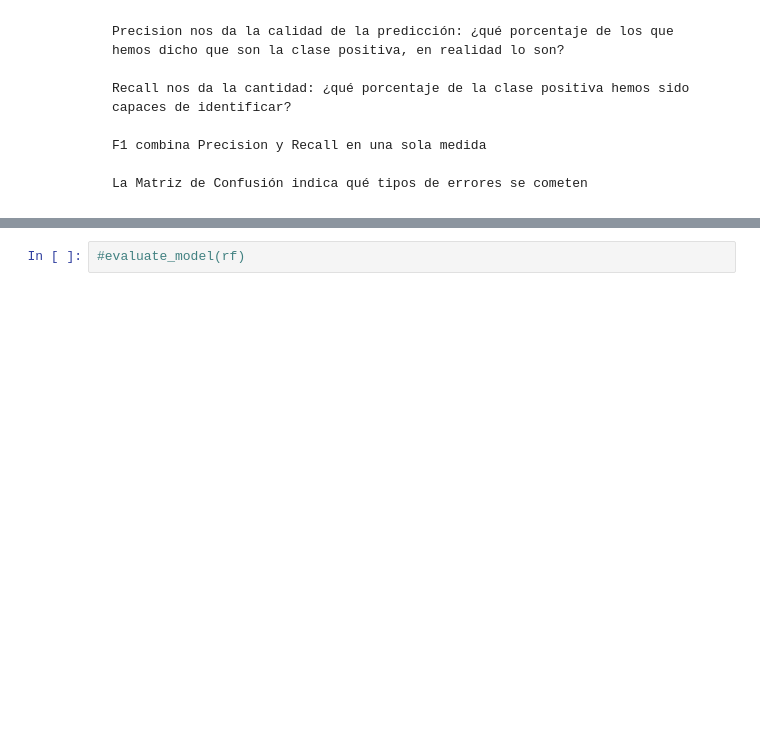
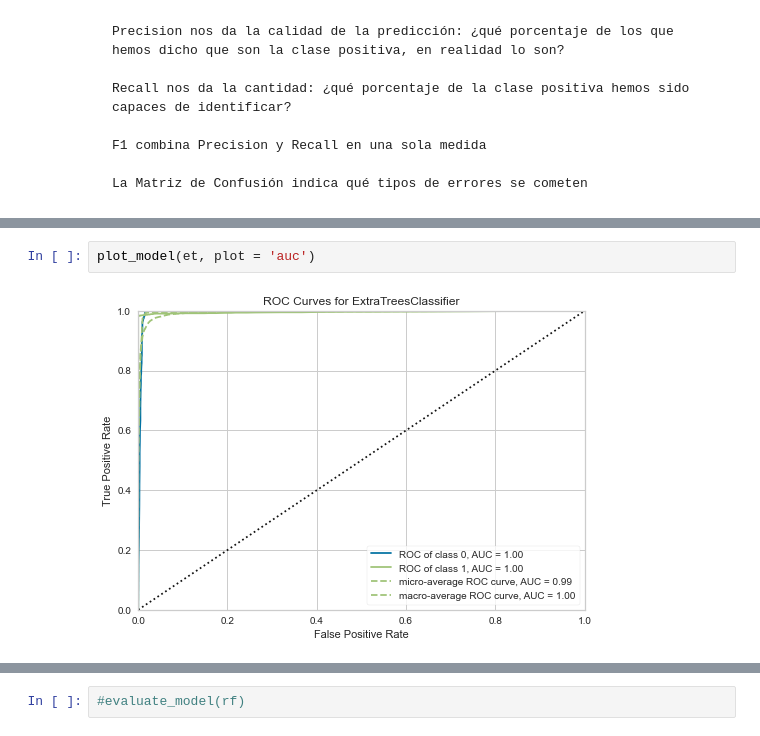
Before and after one commit to leobrandoon/marketing_datascience_binario, a Jupyter notebook: problema_mtk_lego_mejorado.ipynb, the cells around one changed output, grey strips where cells are left out. Saved outputs shown, nothing was run; the diff lists cells and outputs as text; blank space fills up the shorter version.

```diff
--- a/problema_mtk_lego_mejorado.ipynb
+++ b/problema_mtk_lego_mejorado.ipynb
@@ -664,3 +791,7 @@ plot_model(rf, plot = 'auc')
+# %%
+plot_model(et, plot = 'auc')
+# %% [output]
+[figure, added]
 # %%
 plot_model(rf, plot = 'feature')
 # %% [output]
```
Also changed, not shown: parts of 39 cells of this notebook.
